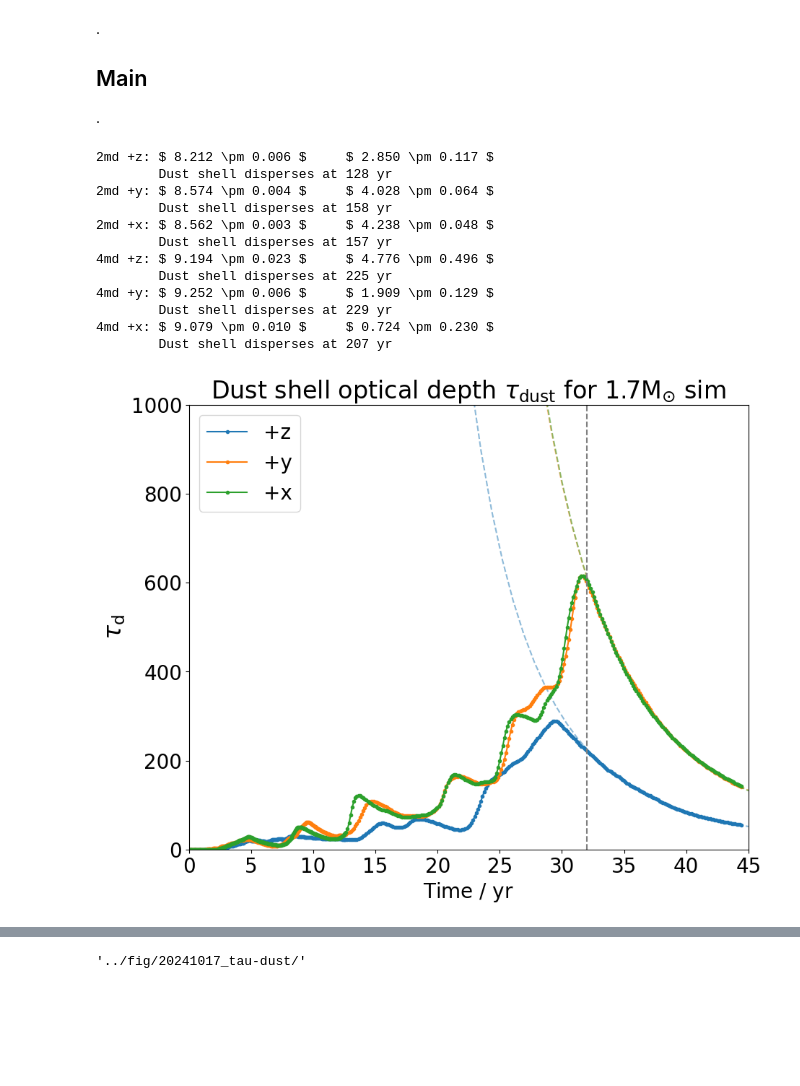
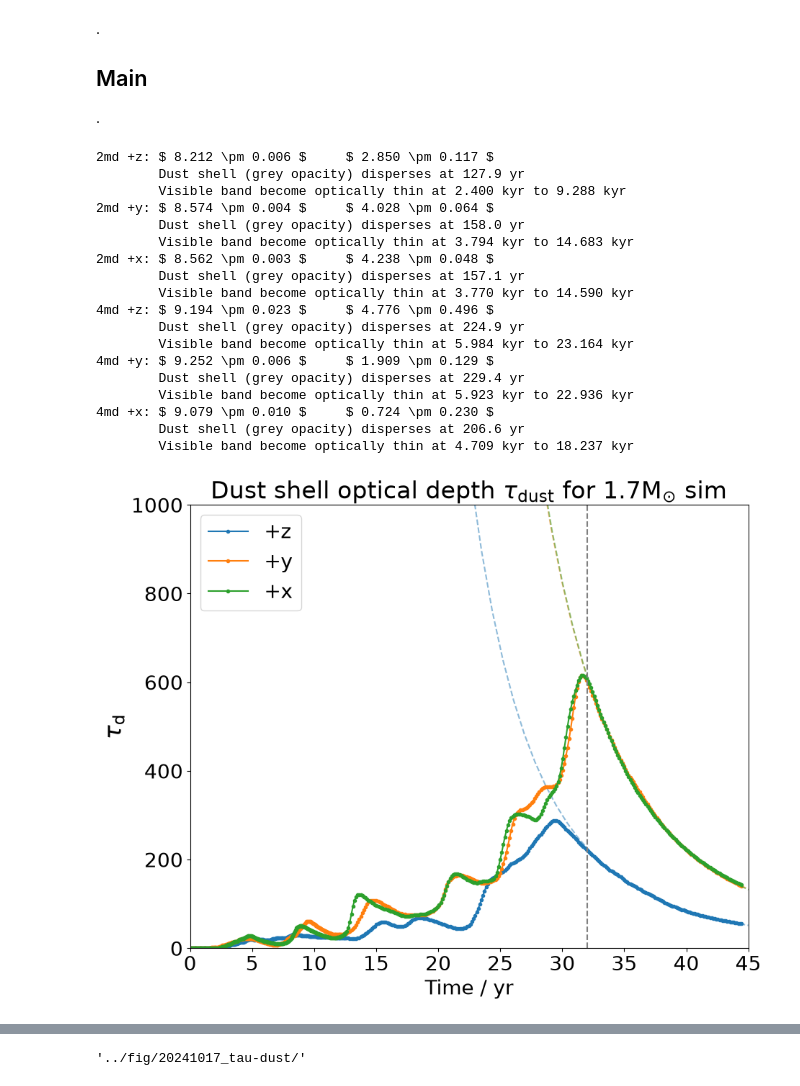
Before and after one commit to chunliangmu/RTinCEE-scripts-2024, a Jupyter notebook: script_TauDust.ipynb, the cells around one changed output, grey strips where cells are left out. Saved outputs shown, nothing was run; the diff lists cells and outputs as text; code cells hidden in the pictures; blank space fills up the shorter version.

```diff
--- a/script_TauDust.ipynb
+++ b/script_TauDust.ipynb
@@ -232,6 +233,9 @@ if __name__ == '__main__' and do_debug:
     # g: f^-1, i.e., get time from tau_dust
     g = lambda tau_dust, A, t0, alpha=alpha0: (tau_dust / 10**A)**(1/alpha) + t0
 
+    time_from_tau_V = lambda tau_V, A, t0, t_ref, alpha_dust=alpha0, alpha_V=-2, tau_V_factor=10: (
+        (tau_V / (f(t_ref, A, t0,alpha=alpha_dust)*tau_V_factor))**(1/alpha_V) * (t_ref - t0) + t0)
+
 
     for job_nickname in job_nicknames:
         job_profile = JOB_PROFILES_DICT[job_nickname]
@@ -247,6 +251,7 @@ if __name__ == '__main__' and do_debug:
             ax.plot(xs, ys, '.-', label=f"{label}", color=f'C{ilabel}')
 
             # - prepare data -
+            t_ref = t_dust_stop[job_nickname].to_value(units.yr)
             mk = xs > t_dust_stop[job_nickname]
             xs_d, ys_d = xs[mk].to_value(units.yr), ys[mk]
             # set initial guess p0
@@ -257,38 +262,49 @@ if __name__ == '__main__' and do_debug:
             popt, pcov = curve_fit(f, xs_d, ys_d, p0=p0)
             perr = np.sqrt(np.diag(pcov))
             t0 = popt[1]
+            A = popt[0]
             xs_p = np.linspace(t0, xlim[1])
             ax.plot(xs_p, f(xs_p, *popt), '--', color=f'C{ilabel}', alpha=0.5)
+
             print(
                 f"{job_nickname} {label}: {' \t'.join([f'$ {pv:.3f} \\pm {pe:.3f} $' for pv, pe in zip(popt, perr)])}",
-                f"\n\tDust shell disperses at {g(PHOTOSPHERE_TAU, *popt):.0f} yr",
+                f"\n\tDust shell (grey opacity) disperses at {g(PHOTOSPHERE_TAU, *popt):.1f} yr",
+                f"\n\tVisible band become optically thin at",
+                f"{time_from_tau_V(PHOTOSPHERE_TAU, *popt, t_ref=t_ref, tau_V_factor=20)/1e3:.3f} kyr to",
+                f"{time_from_tau_V(PHOTOSPHERE_TAU, *popt, t_ref=t_ref, tau_V_factor=300)/1e3:.3f} kyr",
             )
 
 
         ax.axvline(t_dust_stop[job_nickname].to_value(units.yr), linestyle='--', color='grey')
 
         # - formatting -
         ax.set_xlim(xlim)
         # ax.set_ylim((0, 400))
         ax.set_xlabel(f"Time / {xs.unit.to_string('latex_inline')}")
         ax.set_ylabel(f"$\\tau_\\mathrm{{d}}$", fontsize=24)
         ax.legend(loc='upper left')
         ax.set_ylim((0, 1000))
         ax.set_title(f"{job_profile['name']}")
         fig.savefig(f"{output_dir}{job_nickname}_taudust.pdf")
         ax.set_title(f"Dust shell optical depth $\\tau_\\mathrm{{dust}}$ for {job_profile['name']} sim")
         fig.savefig(f"{output_dir}{job_nickname}_taudust.png")
 # %% [output]
 2md +z: $ 8.212 \pm 0.006 $     $ 2.850 \pm 0.117 $
-        Dust shell disperses at 128 yr
+        Dust shell (grey opacity) disperses at 127.9 yr
+        Visible band become optically thin at 2.400 kyr to 9.288 kyr
 2md +y: $ 8.574 \pm 0.004 $     $ 4.028 \pm 0.064 $
-        Dust shell disperses at 158 yr
+        Dust shell (grey opacity) disperses at 158.0 yr
+        Visible band become optically thin at 3.794 kyr to 14.683 kyr
 2md +x: $ 8.562 \pm 0.003 $     $ 4.238 \pm 0.048 $
-        Dust shell disperses at 157 yr
+        Dust shell (grey opacity) disperses at 157.1 yr
+        Visible band become optically thin at 3.770 kyr to 14.590 kyr
 4md +z: $ 9.194 \pm 0.023 $     $ 4.776 \pm 0.496 $
-        Dust shell disperses at 225 yr
+        Dust shell (grey opacity) disperses at 224.9 yr
+        Visible band become optically thin at 5.984 kyr to 23.164 kyr
 4md +y: $ 9.252 \pm 0.006 $     $ 1.909 \pm 0.129 $
-        Dust shell disperses at 229 yr
+        Dust shell (grey opacity) disperses at 229.4 yr
+        Visible band become optically thin at 5.923 kyr to 22.936 kyr
 4md +x: $ 9.079 \pm 0.010 $     $ 0.724 \pm 0.230 $
-        Dust shell disperses at 207 yr
+        Dust shell (grey opacity) disperses at 206.6 yr
+        Visible band become optically thin at 4.709 kyr to 18.237 kyr
-[figure, old version]
+[figure, new version]
```
Also changed, not shown: parts of 4 cells of this notebook, 5 other files.
